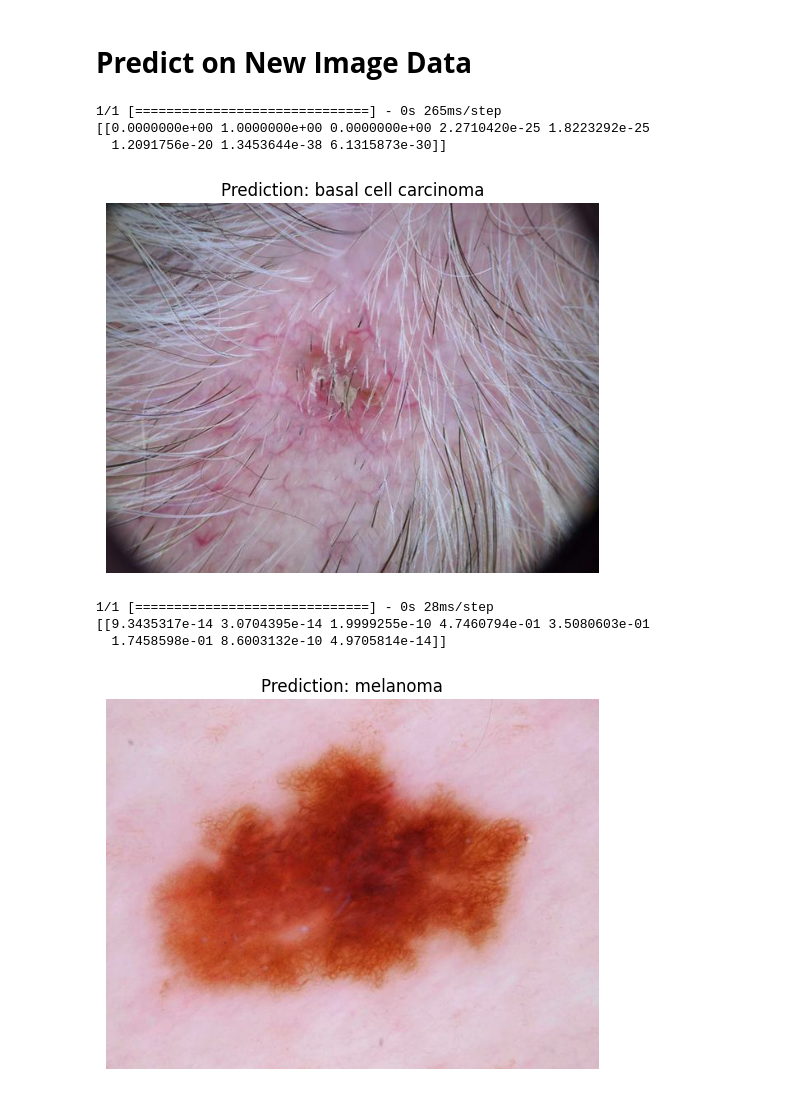
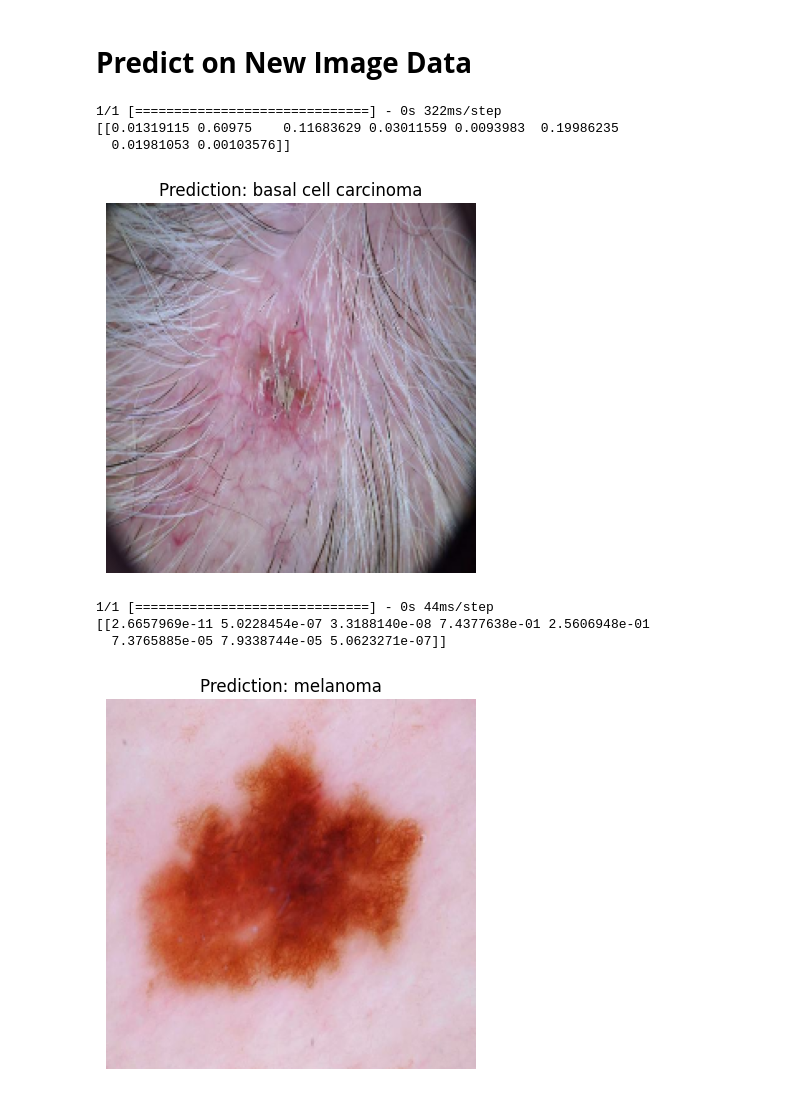
Before and after one commit to shreyan-naskar/Derma_Detect, a Jupyter notebook: main.ipynb, the cells around one changed output. Cells and saved outputs as stored; diff of their text form; code cells hidden in the pictures.

Commit message:
Updated model

```diff
--- a/main.ipynb
+++ b/main.ipynb
@@ -104,0 +82,18 @@ Found 1158 images belonging to 8 classes.
+# %%
+# Create augmented data generator instance
+from tensorflow.keras.preprocessing.image import ImageDataGenerator
+train_datagen_augmented_2 = ImageDataGenerator(rescale=1/255.,
+                                             rotation_range=90, # note: this is an int not a float
+                                             width_shift_range=0.2,
+                                             height_shift_range=0.2,
+                                             horizontal_flip=True,
+                                             vertical_flip = True)
+
+train_data_augmented_2 = train_datagen_augmented_2.flow_from_directory(train_dir,
+                                                                  target_size=(224, 224),
+                                                                  batch_size=32,
+                                                                  class_mode='categorical')
+test_data = train_datagen.flow_from_directory(test_dir,
+                                              target_size=(224, 224),
+                                              batch_size=32,
+                                              class_mode='categorical')
@@ -105,14 +103,14 @@ Found 1158 images belonging to 8 classes.
 # %% [markdown]
 # **Model Definition**
 # %%
-# Creating a baseline model  #### GREAT
+# Creating a baseline model
 import tensorflow as tf
 from tensorflow.keras.models import Sequential
 from tensorflow.keras.layers import Conv2D, MaxPool2D, Flatten, Dense
 
 # Create our model (a clone of model_8, except to be multi-class)
-model_1 = Sequential([
-  Conv2D(10, 3, activation='relu', input_shape=(450, 600, 3)),
+model_4 = Sequential([
+  Conv2D(10, 3, activation='relu', input_shape=(224, 224, 3)),
   Conv2D(10, 3, activation='relu'),
   MaxPool2D(),
   Conv2D(10, 3, activation='relu'),
@@ -122,15 +120,16 @@ model_1 = Sequential([
   Dense(8, activation='softmax') # changed to have 8 neurons (same as number of classes) and 'softmax' activation
 ])
 
+
 # Compile the model
-model_1.compile(loss="categorical_crossentropy", # changed to categorical_crossentropy
+model_4.compile(loss="categorical_crossentropy", # changed to categorical_crossentropy
                 optimizer=tf.keras.optimizers.Adam(),
                 metrics=["accuracy"])
 
 # Fit baseline model
-history_1 = model_1.fit(train_data, # now 8 different classes
-                        epochs=10,
-                        steps_per_epoch=len(train_data),
+history_4 = model_4.fit(train_data_augmented_2, # now 8 different classes
+                        epochs=50,
+                        steps_per_epoch=len(train_data_augmented_2),
                         validation_data=test_data,
                         validation_steps=len(test_data))
 # %% [output]
@@ -200,7 +197,7 @@ plot_loss_curves(history_1)
 # **Predict on New Image Data**
 # %%
 # Create a function to import an image and resize it to be able to be used with our model
-def load_and_prep_image(filename, img_shape=[450, 600]):
+def load_and_prep_image(filename, img_shape=[224, 224]):
   """
   Reads an image from filename, turns it into a tensor
   and reshapes it to (img_shape, img_shape, colour_channel).
@@ -220,7 +217,7 @@ def load_and_prep_image(filename, img_shape=[450, 600]):
   return img
 # %%
 # Function to work with multi-class
-def pred_and_plot(model, filename, class_names, img_shape=[450, 600]):
+def pred_and_plot(model, filename, class_names, img_shape=[224, 224]):
   """
   Imports an image located at filename, makes a prediction on it with
   a trained model and plots the image with the predicted class as the title.
@@ -243,16 +240,16 @@ def pred_and_plot(model, filename, class_names, img_shape=[450, 600]):
   plt.title(f"Prediction: {pred_class}")
   plt.axis(False);
 # %%
-pred_and_plot(model_1, "/content/drive/MyDrive/SIH/try/basal cell carcinoma.JPG", class_names)
+pred_and_plot(model_4, "/content/drive/MyDrive/SIH/try/basal cell carcinoma.JPG", class_names)
 # %% [output]
-1/1 [==============================] - 0s 265ms/step
-[[0.0000000e+00 1.0000000e+00 0.0000000e+00 2.2710420e-25 1.8223292e-25
-  1.2091756e-20 1.3453644e-38 6.1315873e-30]]
+1/1 [==============================] - 0s 322ms/step
+[[0.01319115 0.60975    0.11683629 0.03011559 0.0093983  0.19986235
+  0.01981053 0.00103576]]
-[figure, old version]
+[figure, new version]
 # %%
-pred_and_plot(model_1, "/content/drive/MyDrive/SIH/try/melanoma.JPG", class_names)
+pred_and_plot(model_4, "/content/drive/MyDrive/SIH/try/melanoma.JPG", class_names)
 # %% [output]
-1/1 [==============================] - 0s 28ms/step
-[[9.3435317e-14 3.0704395e-14 1.9999255e-10 4.7460794e-01 3.5080603e-01
-  1.7458598e-01 8.6003132e-10 4.9705814e-14]]
+1/1 [==============================] - 0s 44ms/step
+[[2.6657969e-11 5.0228454e-07 3.3188140e-08 7.4377638e-01 2.5606948e-01
+  7.3765885e-05 7.9338744e-05 5.0623271e-07]]
-[figure, old version]
+[figure, new version]
```
Also changed, not shown: parts of 17 cells of this notebook.
